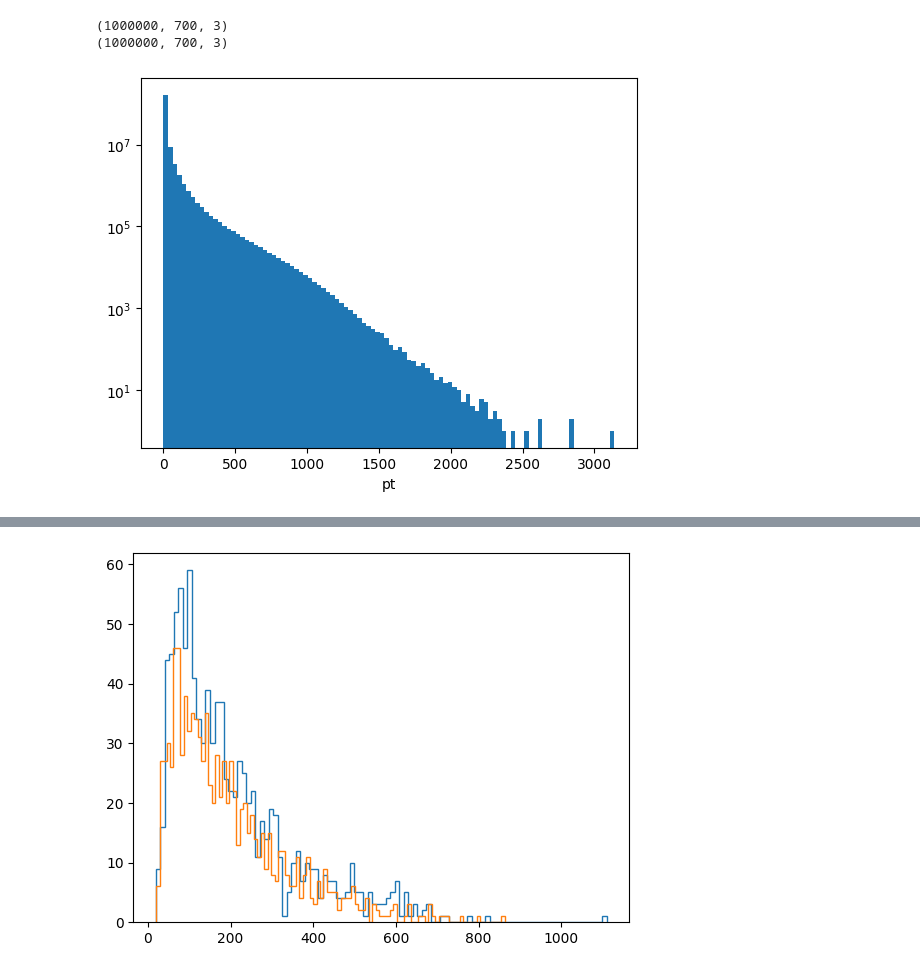
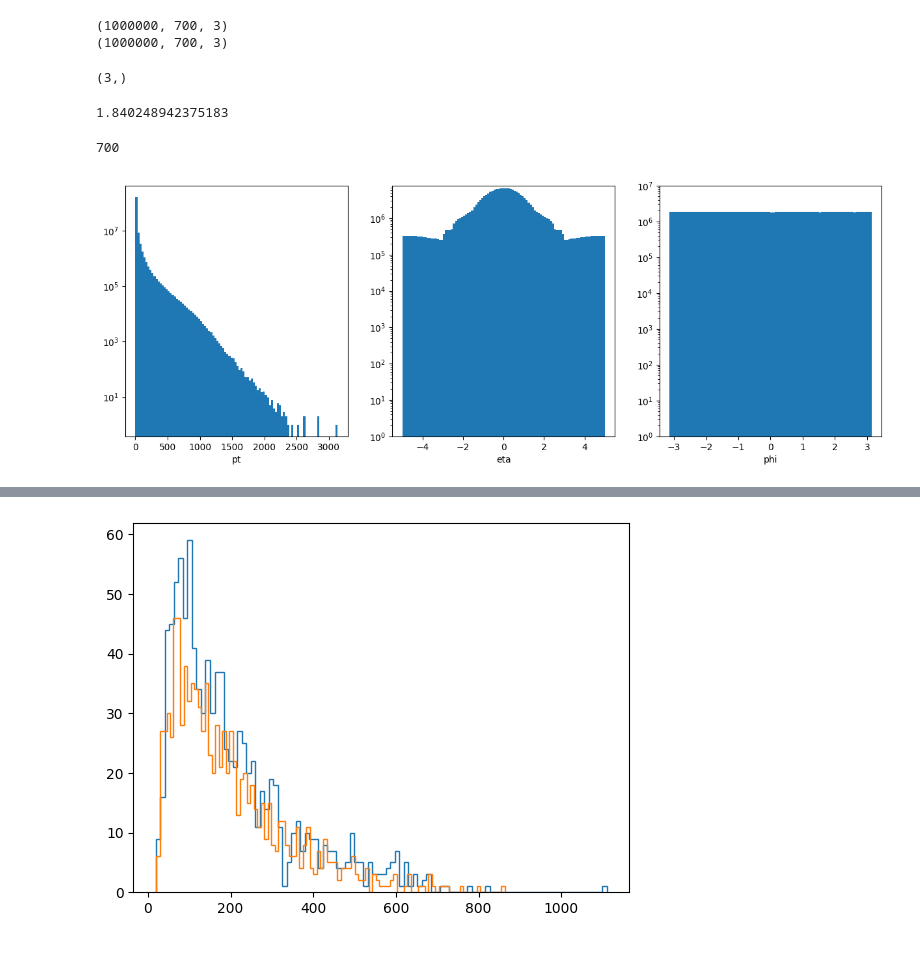
Before and after one commit to ewencedr/FastJet-LHCO, a Jupyter notebook: LHCO_data.ipynb, the cells around one changed output, grey strips where cells are left out. Cells and saved outputs as stored; diff of their text form; code cells hidden in the pictures.

```diff
--- a/LHCO_data.ipynb
+++ b/LHCO_data.ipynb
@@ -231,5 +232,5 @@ plt.show()
 # %%
-index = 2
+index = 1
 plt.hist(rel_constituents[:,:,index].flatten()[rel_constituents[:, :, index].flatten() != 0],bins=100)
 plt.xlabel(f'phi')
 plt.yscale('log')
@@ -343,3 +344,11 @@ print(sig_data.shape)
 # %% [output]
 (1000000, 700, 3)
 (1000000, 700, 3)
+# %%
+print(qcd_data[0,0,:].shape)
+# %% [output]
+(3,)
+# %%
+print(qcd_data[0,0,0])
+# %% [output]
+1.840248942375183
@@ -346,13 +357,26 @@ print(sig_data.shape)
+# %%
+data_pseudojets = []
+for data in qcd_data[0]:
+    data_pseudojets.append(fj.PseudoJet(float(data[0]),float(data[1]),float(data[2]),0.))
+print(len(data_pseudojets))
+# %% [output]
+700
 # %%
-index = 0
 mapp = {"0": "pt", "1": "eta", "2": "phi"}
-plt.hist(
-    qcd_data[:, :, index].flatten()[qcd_data[:, :, index].flatten() != 0], bins=100
-)
-plt.xlabel(f"{mapp[str(index)]}")
-if index == 0 or index == 1 or index == 2:
-    plt.yscale("log")
+fig, axs = plt.subplots(1, 3, figsize=(15, 5))
+for index,ax in enumerate(axs):
+    ax.hist(
+        qcd_data[:, :, index].flatten()[qcd_data[:, :, index].flatten() != 0], bins=100
+    )
+    ax.set_xlabel(f"{mapp[str(index)]}")
+    if index == 0 or index == 1 or index == 2:
+        ax.set_yscale("log")
+    if index == 1:
+        ax.set_ylim(1,)
+    if index ==2:
+        ax.set_ylim(1,1e7)
 #plt.xlim(-5, 5)
+#plt.title("QCD original data")
 plt.show()
 # %% [output]
-[figure, old version]
+[figure, new version]
```
Also changed, not shown: parts of 25 cells of this notebook, 1 other file.
